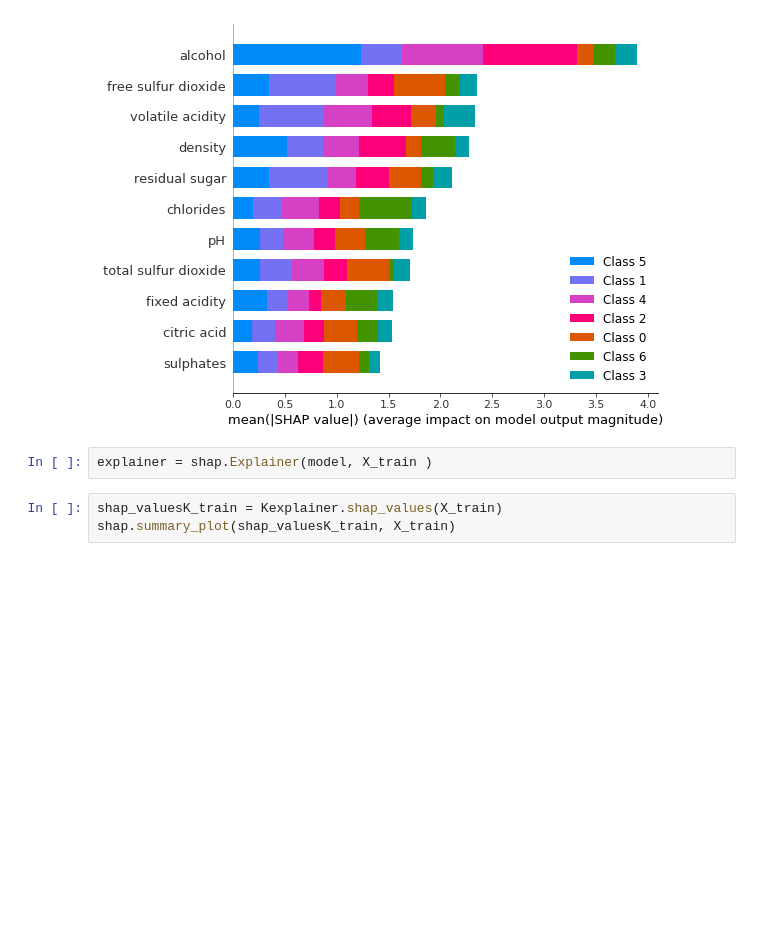
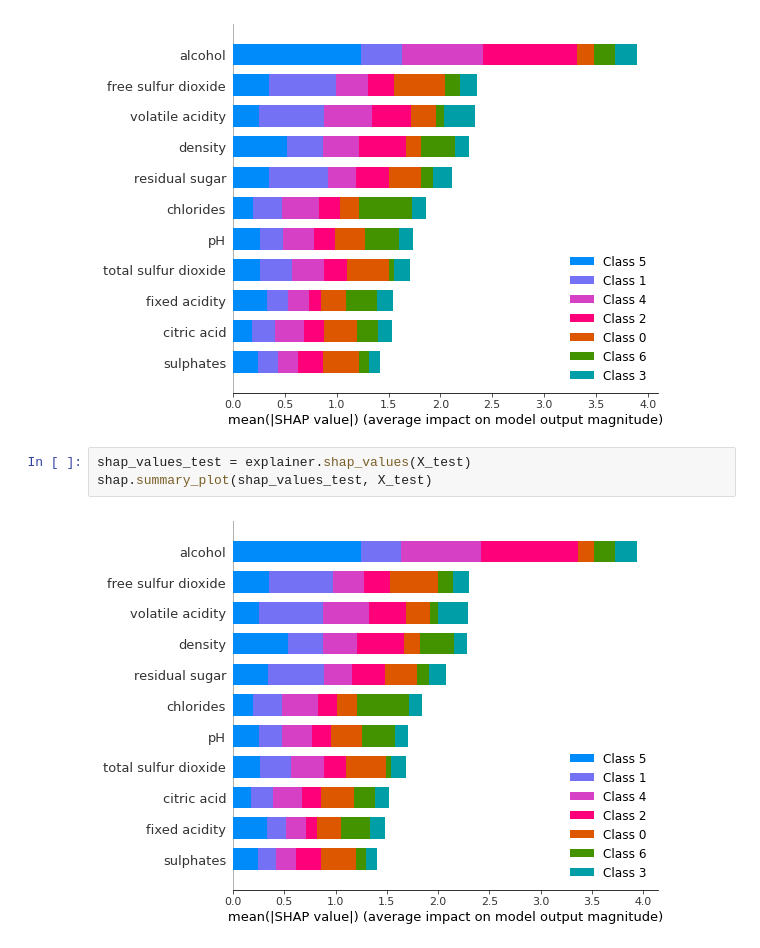
Before and after one commit to hongqin/Python-CoLab-bootcamp, a Jupyter notebook: SHAP_wine_tutorial.ipynb, the cells around one changed output. Drawn from its saved outputs; the diff is of its cells as text; blank space fills up the shorter version.

```diff
--- a/SHAP_wine_tutorial.ipynb
+++ b/SHAP_wine_tutorial.ipynb
@@ -217,8 +217,8 @@ shap_values = explainer.shap_values(X)
 shap.summary_plot(shap_values, X)
 # %% [output]
 [figure]
-# %%
-explainer = shap.Explainer(model, X_train )
-# %%
-shap_valuesK_train = Kexplainer.shap_values(X_train)
-shap.summary_plot(shap_valuesK_train, X_train)
+# %%
+shap_values_test = explainer.shap_values(X_test)
+shap.summary_plot(shap_values_test, X_test)
+# %% [output]
+[figure, added]
```
